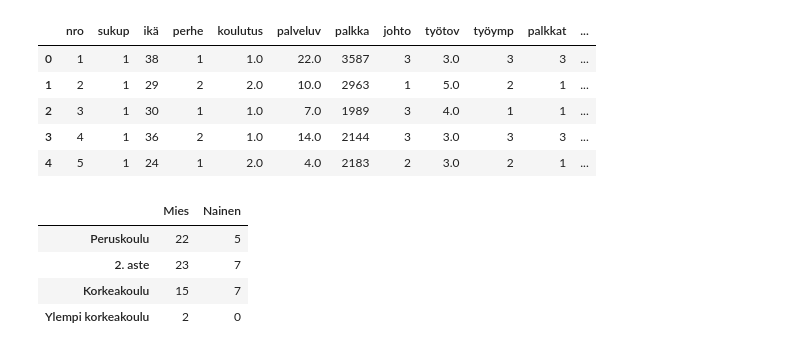
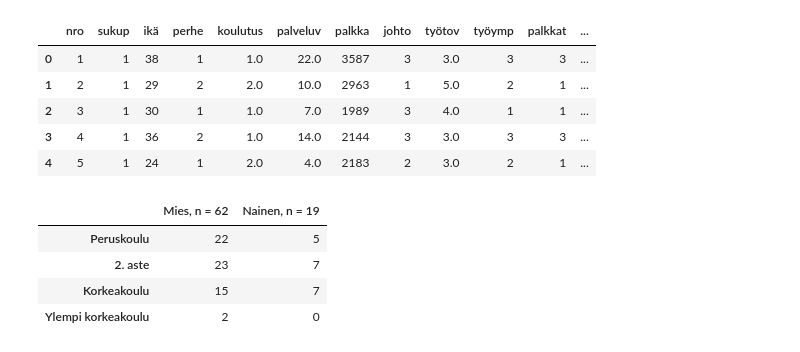
Before and after one commit to taanila/kaaviot, a Jupyter notebook: matplotlib2.ipynb, the cells around one changed output. Drawn from its saved outputs; the diff is of its cells as text; code cells hidden in the pictures.

```diff
--- a/matplotlib2.ipynb
+++ b/matplotlib2.ipynb
@@ -28,11 +25,19 @@ koulutus = ['Peruskoulu', '2. aste', 'Korkeakoulu', 'Ylempi korkeakoulu']
 # %%
 # Lasken eri koulutuksen suorittaneiden lukumäärät sukupuolen mukaan
 df1 = pd.crosstab(df['koulutus'], df['sukup'])
+
+koulutus = ['Peruskoulu', '2. aste', 'Korkeakoulu', 'Ylempi korkeakoulu']
 df1.index = koulutus
+
+# Kikkailen n-arvot otsikoihin
+miehet = 'Mies, n = ' + str(df1[1].sum())
+naiset = 'Nainen, n = ' + str(df1[2].sum())
+sukup = [miehet, naiset]
 df1.columns = sukup
+
 df1
 # %% [output]
-|  | Mies | Nainen |
+|  | Mies, n = 62 | Nainen, n = 19 |
 | Peruskoulu | 22 | 5 |
 | 2. aste | 23 | 7 |
 | Korkeakoulu | 15 | 7 |
```
Also changed, not shown: parts of 23 cells of this notebook.
